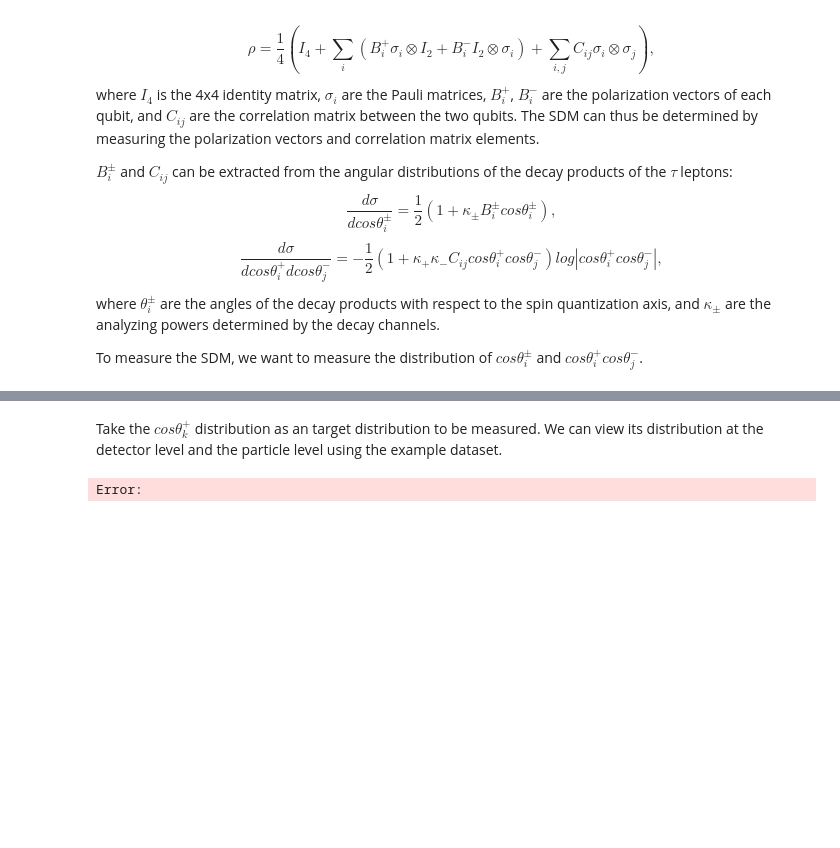
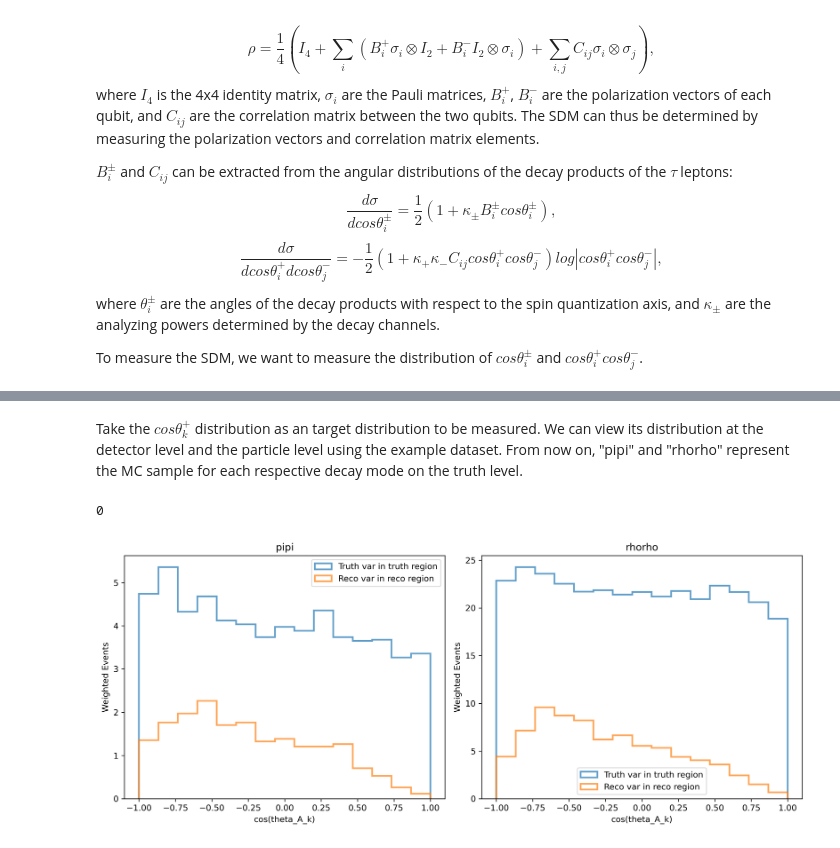
Before and after one commit to tihsu99/lep_tree_ana, a Jupyter notebook: notebook/unfolding_discussion.ipynb, the cells around one changed output, grey strips where cells are left out. Saved outputs shown, nothing was run; the diff lists cells and outputs as text; code cells hidden in the pictures; blank space fills up the shorter version.

```diff
--- a/notebook/unfolding_discussion.ipynb
+++ b/notebook/unfolding_discussion.ipynb
@@ -27,10 +27,53 @@ A HadHad region which is dominated by several decay channels of $Z\rightarrow \t
 # %% [markdown]
-Take the $cos\theta_k^+$ distribution as an target distribution to be measured. We can view its distribution at the detector level and the particle level using the example dataset.
+Take the $cos\theta_k^+$ distribution as an target distribution to be measured. We can view its distribution at the detector level and the particle level using the example dataset. From now on, "pipi" and "rhorho" represent the MC sample for each respective decay mode on the truth level.
+# %%
+# Setup and load data
+import awkward as ak
+import matplotlib.pyplot as plt
+import numpy as np
+import ROOT
+import os
+import sys
+
+# setup project
+notebook_dir = os.getcwd()
+project_dir = os.path.dirname(notebook_dir)
+sys.path = [project_dir, f'{project_dir}/processor/'] + sys.path
+
+# Load the data
+all_events = ak.from_parquet("dataset/filtered___raw.parquet")
+
+# Specify your own RooUnfold lib here!!!
+_ = ROOT.gSystem.Load("/home/cmo/softwares/RooUnfold/RooUnfold/build/libRooUnfold.so")
+# %% [output]
+0
 # %%
-import awkward as ak
-import matplotlib.pyplot as plt
 
-# Load the data
-data = ak.from_parquet("dataset/filtered___raw.parquet")
+# Use tautau->pipi and tautau->rhorho events for the discussion
+events_pipi = all_events[all_events.event_category==11]
+events_rhorho = all_events[all_events.event_category==22]
+# Compare the distribution of cos_theta_A_k in truth and reco level, both for pipi and rhorho
+fig, axes = plt.subplots(1, 2, figsize=(12, 5), dpi=300)
+
+bins = np.linspace(-1, 1, 16)
+for i, (events, title) in enumerate(zip([events_pipi, events_rhorho], ["pipi", "rhorho"])):
+    ax = axes[i]
+    weight = events.weight
+
+    # Truth level
+    mask_truth_region = events.truth_QI_region == 1
+    ax.hist(events.truth_cos_theta_A_k[mask_truth_region], bins=bins, alpha=0.7, label="Truth var in truth region", weights=weight[mask_truth_region], histtype='step', linewidth=2)
+
+    # Reco level
+    mask_reco_region = (events.hadhad_cut) & (events.theta_cm > 0.6 * np.pi / 2)
+
+    ax.hist(events.cos_theta_A_k[mask_reco_region], bins=bins, alpha=0.7, label="Reco var in reco region", weights=weight[mask_reco_region], histtype='step', linewidth=2)
+    ax.set_title(title)
+    ax.set_xlabel("cos(theta_A_k)")
+    ax.set_ylabel("Weighted Events")
+    ax.legend()
+
+plt.tight_layout()
+plt.show()
 # %% [output]
-Error:
+[figure, added]
```
Also changed, not shown: parts of 7 cells of this notebook, 1 other file.
